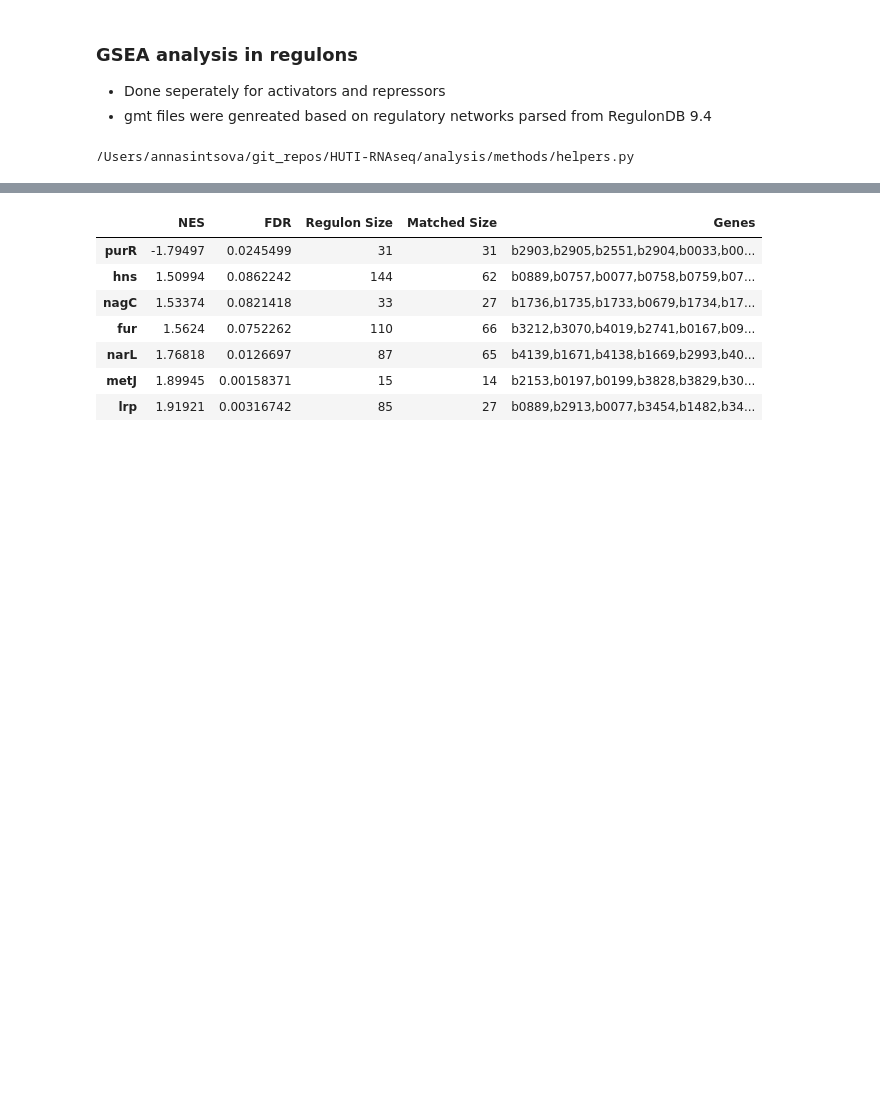
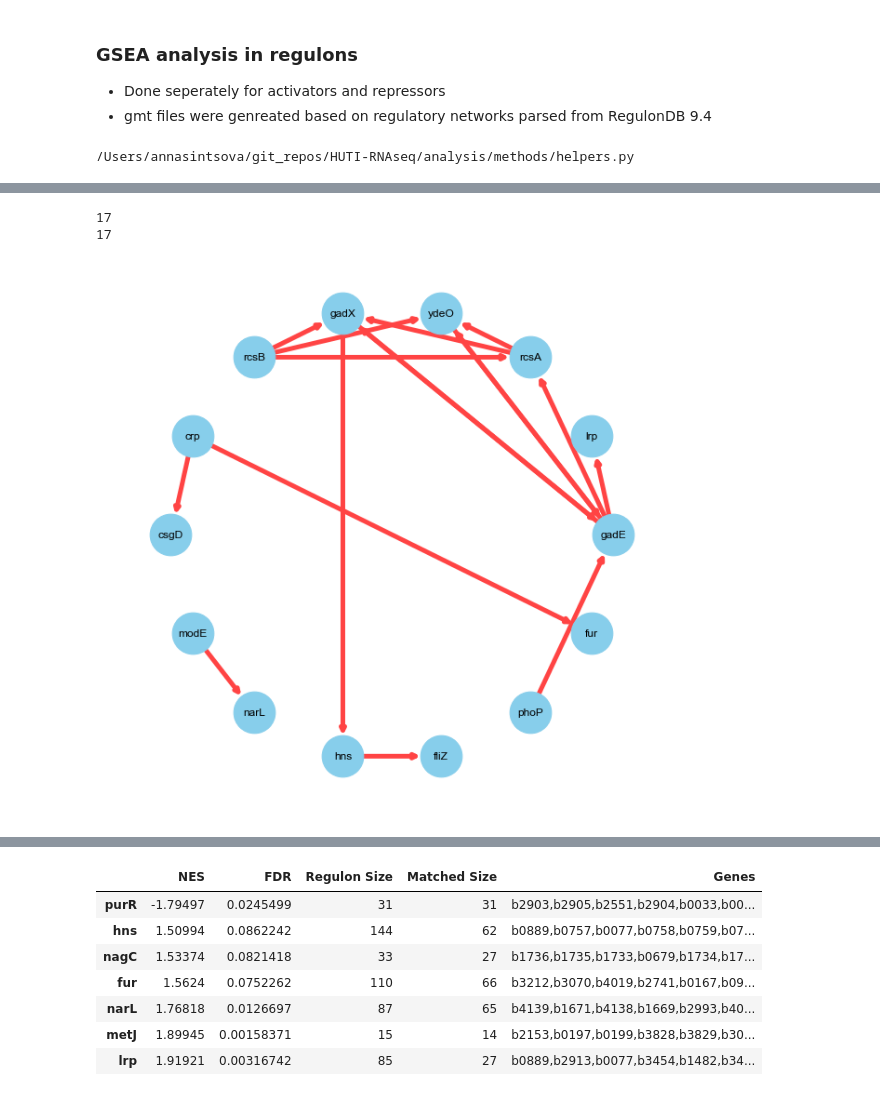
Before and after one commit to ASintsova/HUTI-RNAseq, a Jupyter notebook: analysis/regulon_analysis/GSEA_on_regulons.ipynb, the cells around one changed output, grey strips where cells are left out. Saved outputs shown, nothing was run; the diff lists cells and outputs as text; code cells hidden in the pictures; blank space fills up the shorter version.

Commit message:
Working on regulon analysis

```diff
--- a/analysis/regulon_analysis/GSEA_on_regulons.ipynb
+++ b/analysis/regulon_analysis/GSEA_on_regulons.ipynb
@@ -34,18 +38,17 @@ data_set = "/Users/annasintsova/git_repos/HUTI-RNAseq/results/differential_expre
 # %%
 ###
 # Create activator and repressor gene sets
+# Don't actually need these -- delete?
 regulon = pd.read_csv(regulon_csv, index_col=0)
-regulon.columns = ["regulator", "regulated", "bnum", "function"]
+regulon.head()
 if os.path.isfile(activator_gmt):
     os.remove(activator_gmt)
 if os.path.isfile(repressor_gmt):
     os.remove(repressor_gmt)
-for group_name, group  in regulon.groupby(["function", "regulator"]):
+for group_name, group  in regulon.groupby(["regulator_function", "regulator"]):
     if group_name[0] == "activator":
-        print("{}\t{}".format(group_name[1], "\t".join(group.bnum.values)))
         with open(activator_gmt, "a") as fo:
-            fo.write("{}\tNA\t{}\n".format(group_name[1], "\t".join(group.bnum.values)))
+            fo.write("{}\tNA\t{}\n".format(group_name[1], "\t".join(group.regulated_bnum.values)))
     elif group_name[0] == "repressor":
-        print("{}\t{}".format(group_name[1], "\t".join(group.bnum.values)))
         with open(repressor_gmt, "a") as fo:
-            fo.write("{}\tNA\t{}\n".format(group_name[1], "\t".join(group.bnum.values)))
+            fo.write("{}\tNA\t{}\n".format(group_name[1], "\t".join(group.regulated_bnum.values)))
@@ -108,0 +119,5 @@ activated
+# %%
+rreg = regulon[regulon.regulated_name.isin(regulon.regulator)]
+rgroups = rreg.groupby('regulator')
+graph = [(frm, t, clr) for frm, t, clr in  zip(rreg.regulator.values, rreg.regulated_name.values, rreg.regulator_function.values)]
+len(set(graph))
@@ -108,0 +193,26 @@ activated
+# %%
+fig = plt.figure(figsize=(8,8))
+G=nx.DiGraph()
+clrs=[]
+for edge in set(graph):
+    if edge[2] == 'dual' or edge[2] == 'unknown' or edge[0] == edge[1]:
+        continue
+    elif edge[2] == 'activator':
+        #continue
+        clr = '#ff4444'
+    else:
+        continue
+        clr = '#3dbe98'
+    #print(len(clrs))
+    old_len = len(G.edges)
+    G.add_edge(edge[0], edge[1])
+    new_len = len(G.edges)
+    if new_len - old_len != 0:
+        clrs.append(clr)
+print(len(G.edges))
+print(len(clrs))
+nx.draw(G, with_labels=True, node_color='skyblue',node_size=2000, width=5, edge_color=clrs, pos=nx.circular_layout(G))
+# %% [output]
+17
+17
+[figure, added]
```
Also changed, not shown: parts of 47 cells of this notebook, 3 other files.
